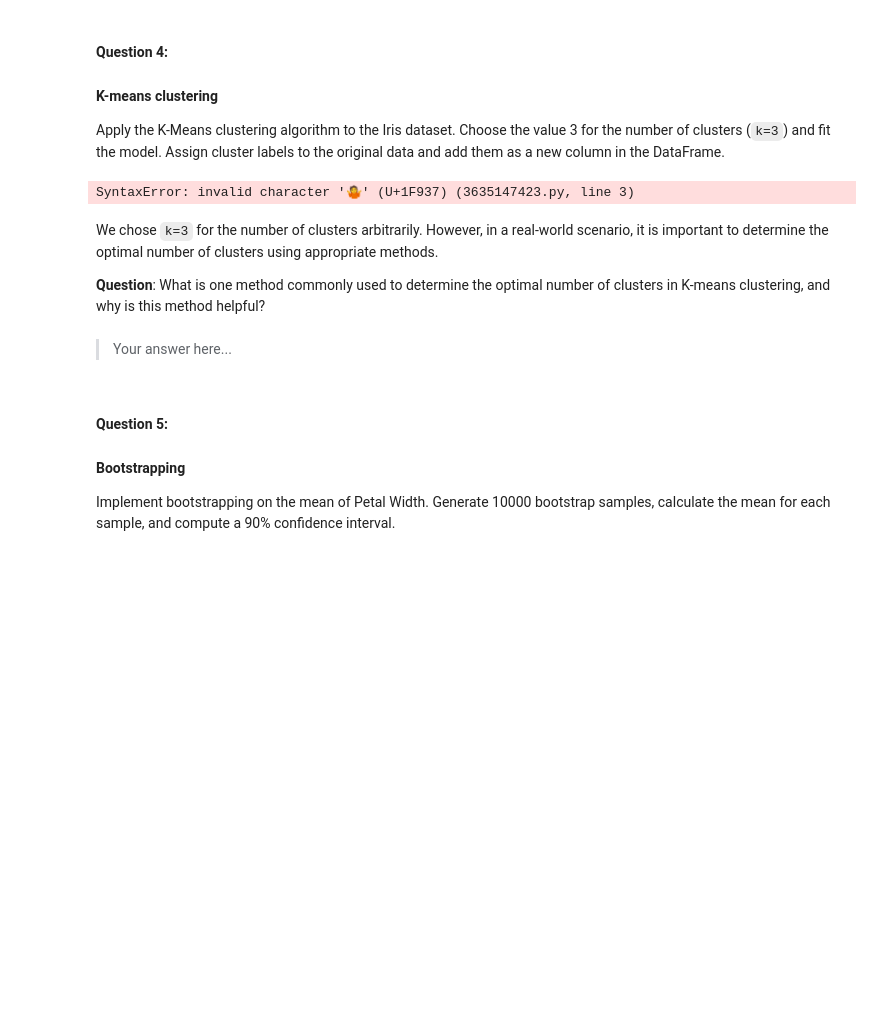
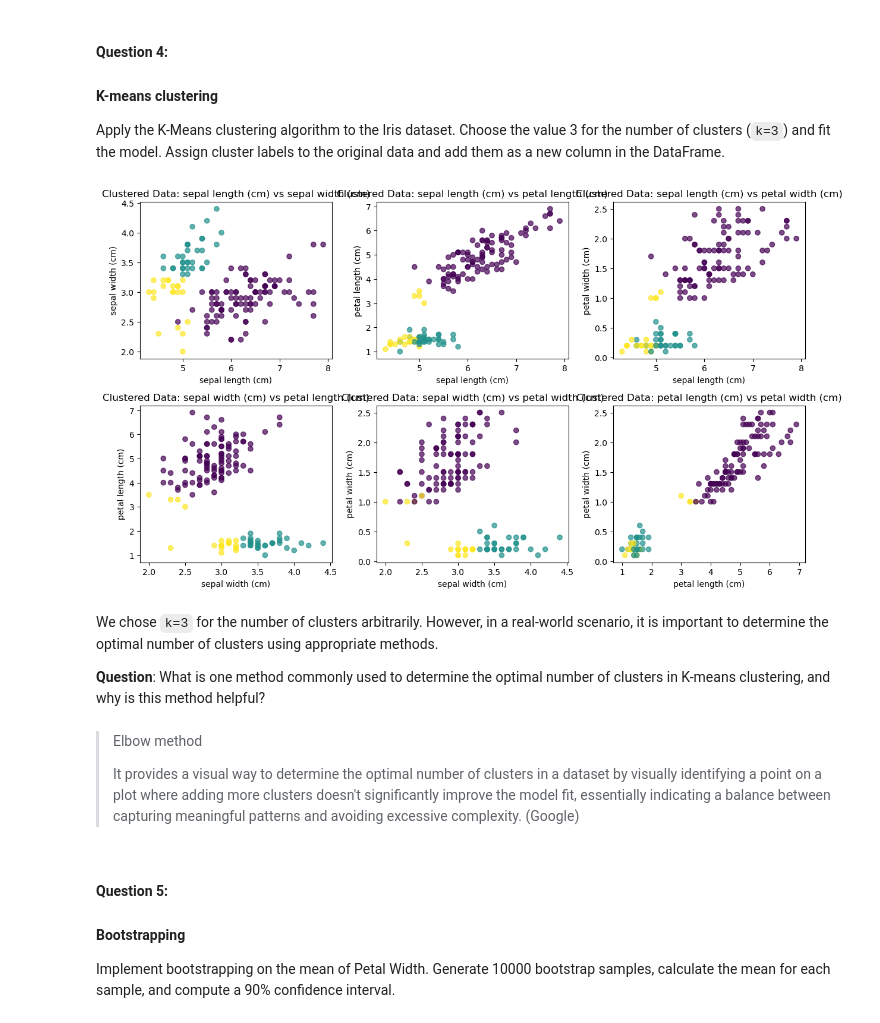
Before and after one commit to mxzargaran/LCR, a Jupyter notebook: 02_activities/assignments/assignment_3.ipynb, the cells around one changed output. Saved outputs shown, nothing was run; the diff lists cells and outputs as text; code cells hidden in the pictures; blank space fills up the shorter version.

```diff
--- a/02_activities/assignments/assignment_3.ipynb
+++ b/02_activities/assignments/assignment_3.ipynb
@@ -165,21 +165,25 @@ Why is it important to standardize the features of a dataset before applying clu
 
 Apply the K-Means clustering algorithm to the Iris dataset. Choose the value 3 for the number of clusters (`k=3`) and fit the model. Assign cluster labels to the original data and add them as a new column in the DataFrame.
 # %%
-# Your answer...
+kmeans = KMeans(n_clusters=3, random_state=42)
+kmeans.fit(scaled_iris_df)
 
-clustered_iris_data = 🤷‍♂️
+iris_df['Cluster'] = kmeans.labels_
 
+clustered_iris_data = iris_df
 
 # Use the helper function to plot scatter plots, colored by cluster labels
 plot_feature_pairs(clustered_iris_data, feature_names, color_labels=clustered_iris_data['Cluster'], title_prefix='Clustered Data: ')
 # %% [output]
-SyntaxError: invalid character '🤷' (U+1F937) (3635147423.py, line 3)
+[figure, added]
 # %% [markdown]
 We chose `k=3` for the number of clusters arbitrarily. However, in a real-world scenario, it is important to determine the optimal number of clusters using appropriate methods.
 
 **Question**: What is one method commonly used to determine the optimal number of clusters in K-means clustering, and why is this method helpful?
 # %% [markdown]
-> Your answer here...
+> Elbow method
+>
+> It provides a visual way to determine the optimal number of clusters in a dataset by visually identifying a point on a plot where adding more clusters doesn't significantly improve the model fit, essentially indicating a balance between capturing meaningful patterns and avoiding excessive complexity. (Google)
 # %% [markdown]
 #### **Question 5:**
 #### Bootstrapping
```
